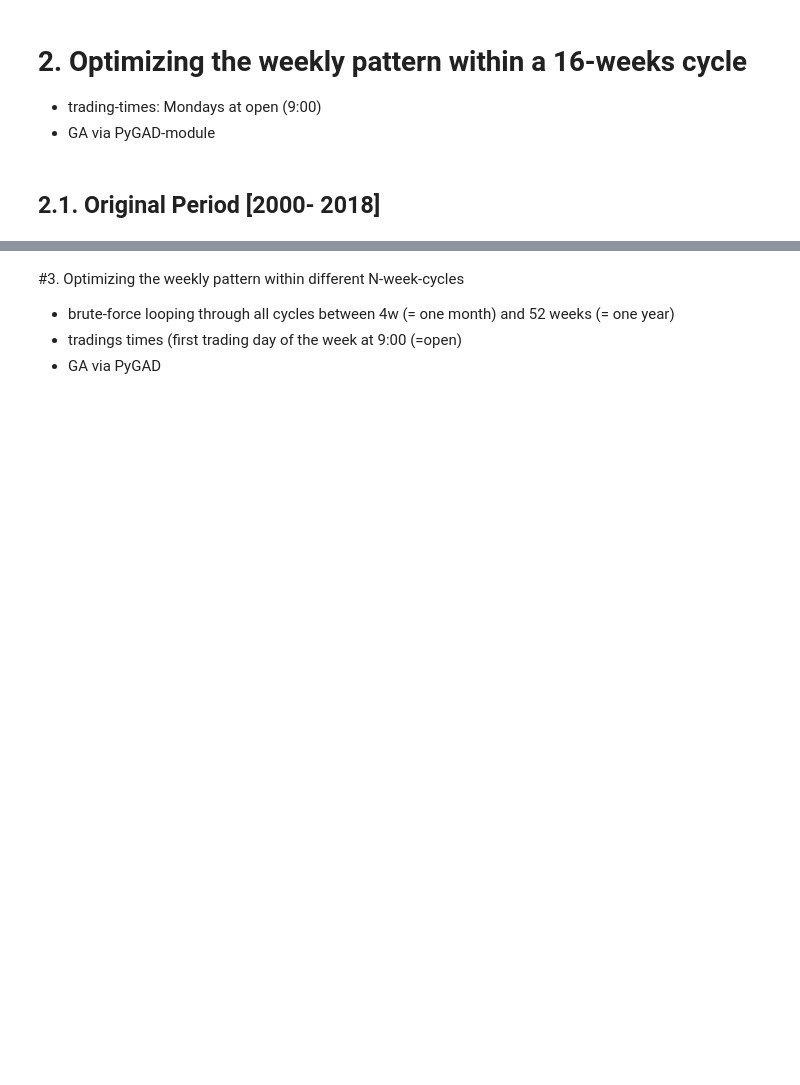
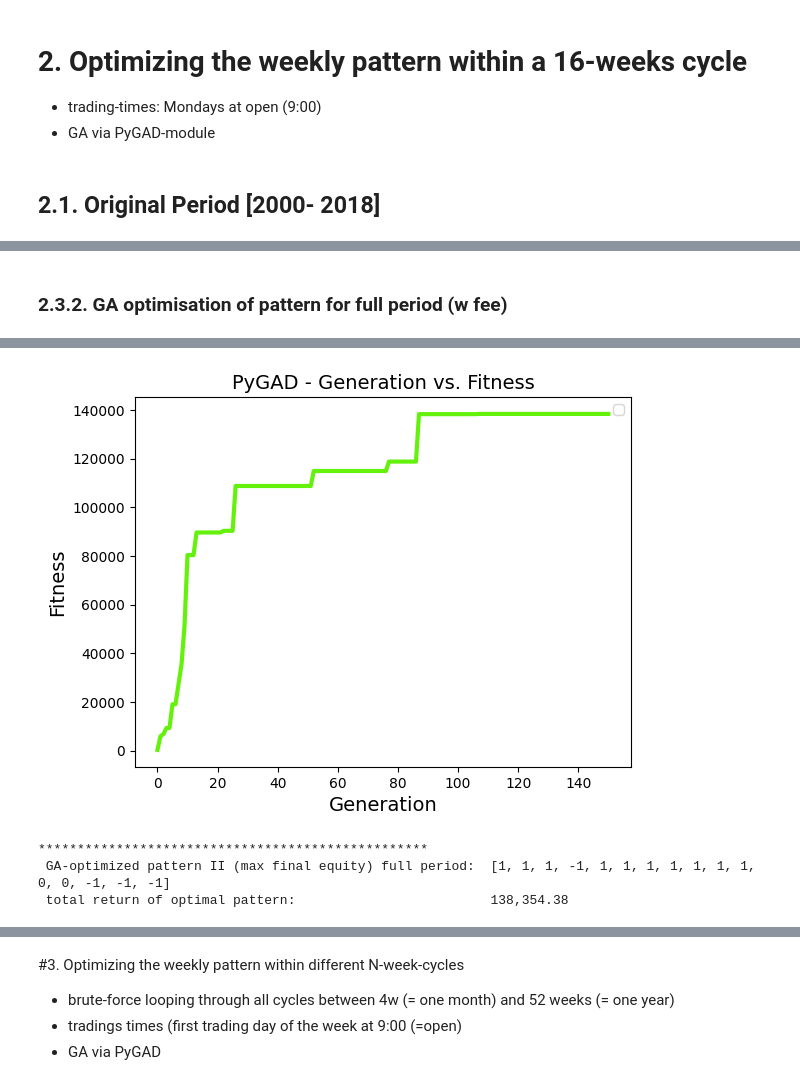
Before and after one commit to tluxxx/weekly-pattern-in-stock-markets, a Jupyter notebook: weekly_patterns_(part_2_N_weeks_cycle_with_optimized_pattern).ipynb, the cells around one changed output, grey strips where cells are left out. Cells and saved outputs as stored; diff of their text form; code cells hidden in the pictures; blank space fills up the shorter version.

```diff
--- a/weekly_patterns_(part_2_N_weeks_cycle_with_optimized_pattern).ipynb
+++ b/weekly_patterns_(part_2_N_weeks_cycle_with_optimized_pattern).ipynb
@@ -279,0 +657,26 @@ with pd.ExcelWriter(r'/content/gdrive/MyDrive/Colab Notebooks/Weekly Pattern/16_
+# %% [markdown]
+### 2.3.2. GA optimisation of pattern for full period (w fee)
+# %%
+# definition of GA-instance
+ga_instance = pygad.GA(num_generations=150,
+                       num_parents_mating=4,
+                       fitness_func=opt_pattern2,
+                       sol_per_pop=8,
+                       num_genes=n,
+                       gene_type=int,
+                       gene_space=[-1, 0, 1],
+                       mutation_percent_genes=10,
+                       suppress_warnings=True)
+# %%
+# performing GA-optimisation, plotting fitness function
+pr_w_run = price_w
+ga_instance.run()
+fig = ga_instance.plot_fitness()
+
+# optimized pattern an best value fittnes function
+pos_full_opt3, strat, strat_idx = ga_instance.best_solution()
+
+print('**************************************************')
+print(f' GA-optimized pattern II (max final equity) full period:  {pos_full_opt3.tolist()}')
+print(f' total return of optimal pattern:                         {strat:,.2f}')
+# %% [output]
@@ -279,0 +684,4 @@ with pd.ExcelWriter(r'/content/gdrive/MyDrive/Colab Notebooks/Weekly Pattern/16_
+[figure, added]
+**************************************************
+ GA-optimized pattern II (max final equity) full period:  [1, 1, 1, -1, 1, 1, 1, 1, 1, 1, 1, 0, 0, -1, -1, -1]
+ total return of optimal pattern:                         138,354.38
```
Also changed, not shown: parts of 83 cells of this notebook.
